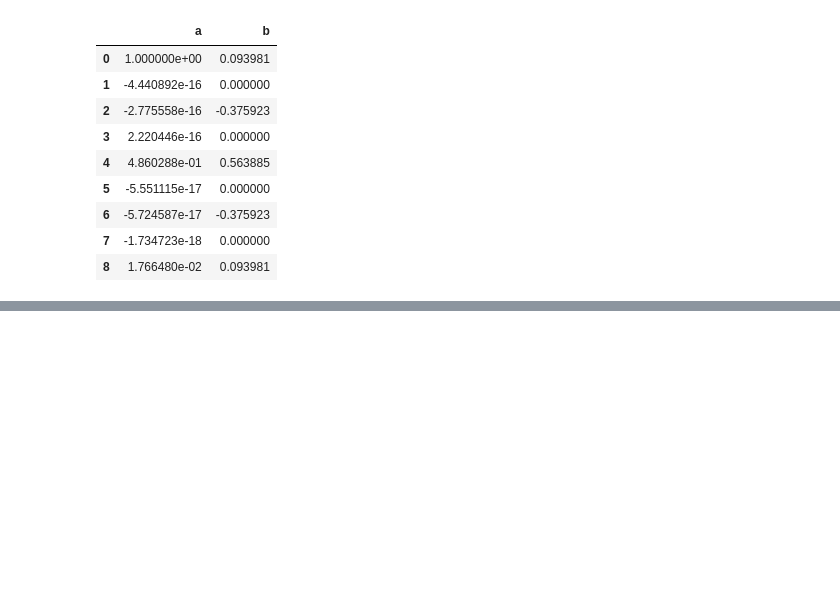
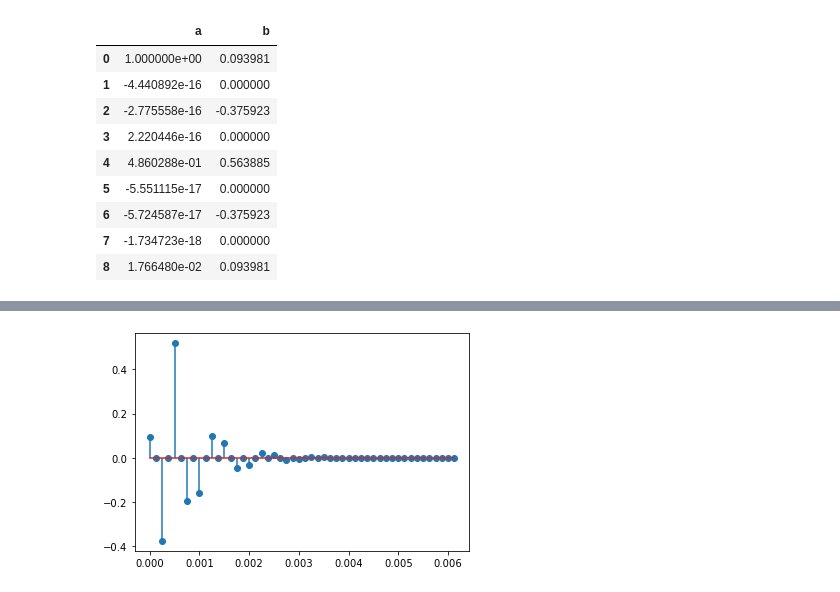
Before and after one commit to ramzibaaguigui/tp_tsg, a Jupyter notebook: notebook/baaguigui_bekkar_tp_tsg.ipynb, the cells around one changed output, grey strips where cells are left out. Cells and saved outputs as stored; diff of their text form; code cells hidden in the pictures; blank space fills up the shorter version.

```diff
--- a/notebook/baaguigui_bekkar_tp_tsg.ipynb
+++ b/notebook/baaguigui_bekkar_tp_tsg.ipynb
@@ -122,0 +143,4 @@ f.display_normalized_freqs()
+# %%
+f.plot_impulse_response()
+# %% [output]
+[figure, added]
```
Also changed, not shown: parts of 8 cells of this notebook.
